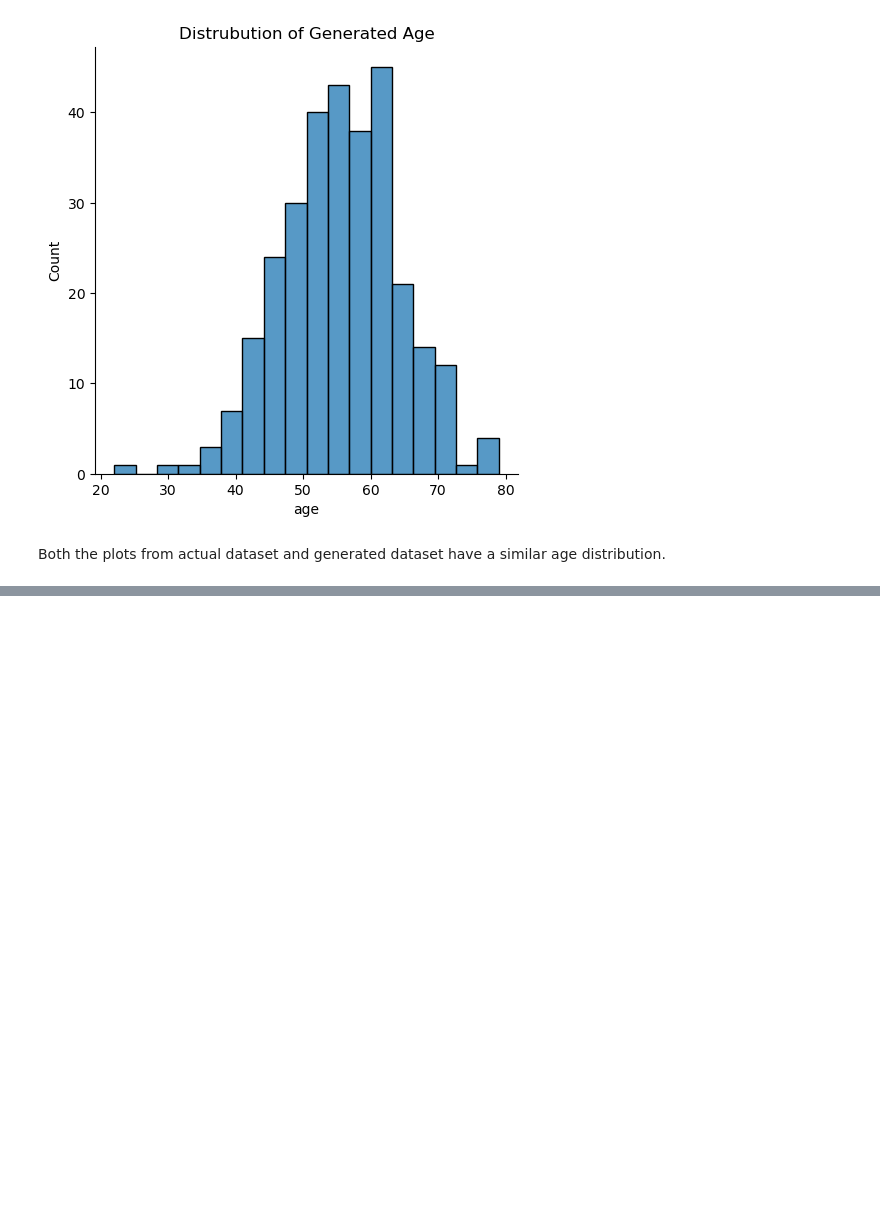
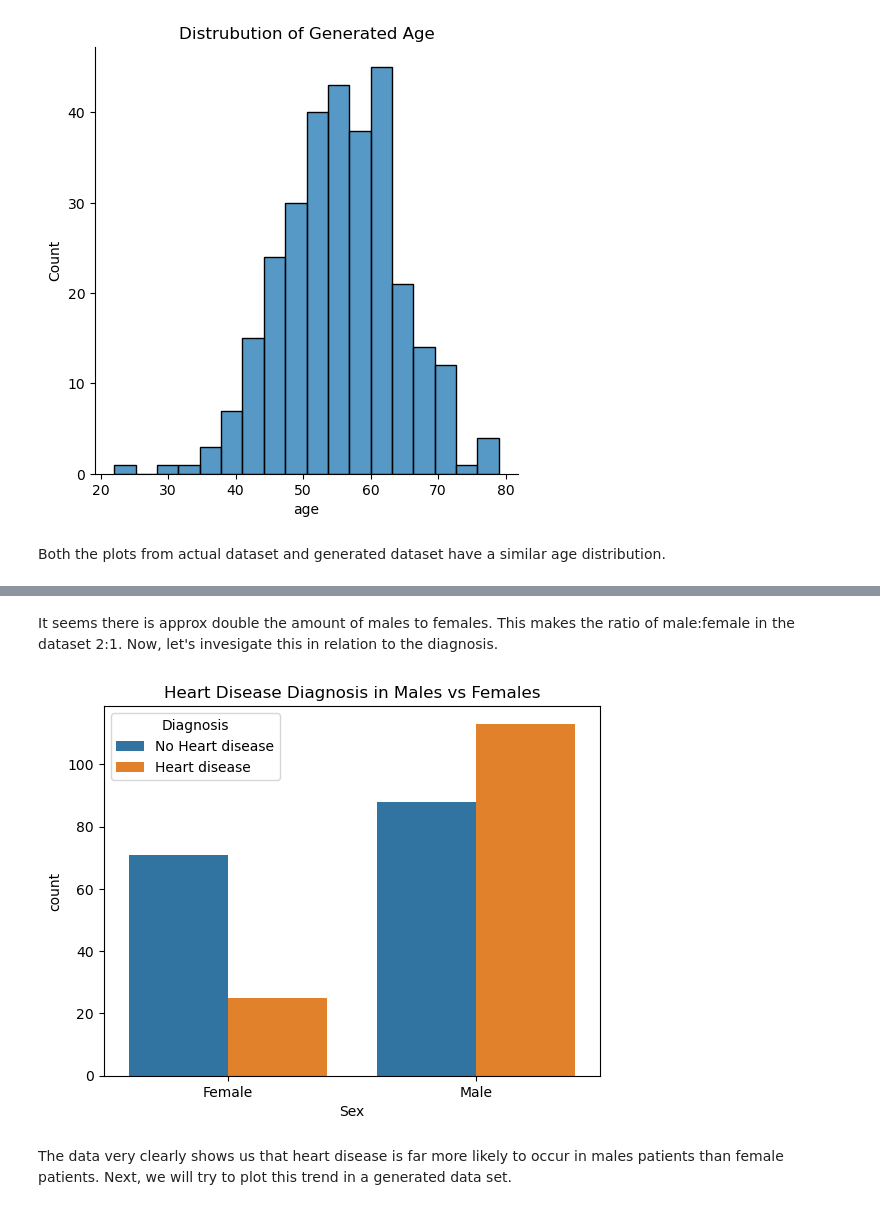
Before and after one commit to frankquinn89/PROGRAMMING_FOR_DATA_ANALYSIS, a Jupyter notebook: project.ipynb, the cells around one changed output, grey strips where cells are left out. Saved outputs shown, nothing was run; the diff lists cells and outputs as text; code cells hidden in the pictures; blank space fills up the shorter version.

```diff
--- a/project.ipynb
+++ b/project.ipynb
@@ -129,0 +142,15 @@ Both the plots from actual dataset and generated dataset have a similar age dist
+# %% [markdown]
+It seems there is approx double the amount of males to females. This makes the ratio of male:female in the dataset 2:1. Now, let's invesigate this in relation to the diagnosis.
+# %%
+sb.countplot(x="sex",data=data,hue="diagnosis")
+mplot.title("Heart Disease Diagnosis in Males vs Females")
+mplot.xlabel("Sex")
+bars = ('Female', 'Male')
+y_position = np.arange(len(bars))
+mplot.xticks(y_position, bars)
+mplot.legend(title='Diagnosis', labels=['No Heart disease','Heart disease'])
+mplot.show()
+# %% [output]
+[figure, added]
+# %% [markdown]
+The data very clearly  shows us that heart disease is far more likely to occur in males patients than female patients. Next, we will try to plot this trend in a generated data set.
```
Also changed, not shown: parts of 2 cells of this notebook.
